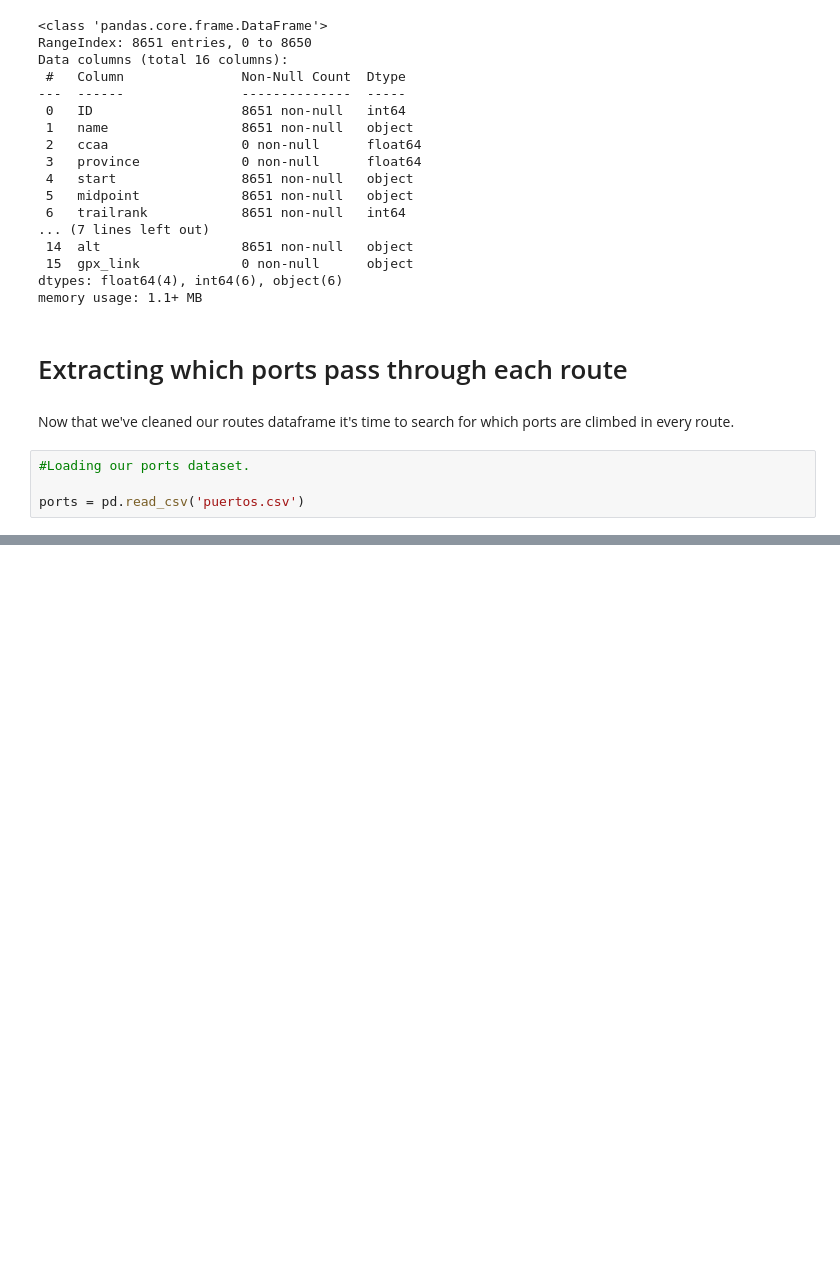
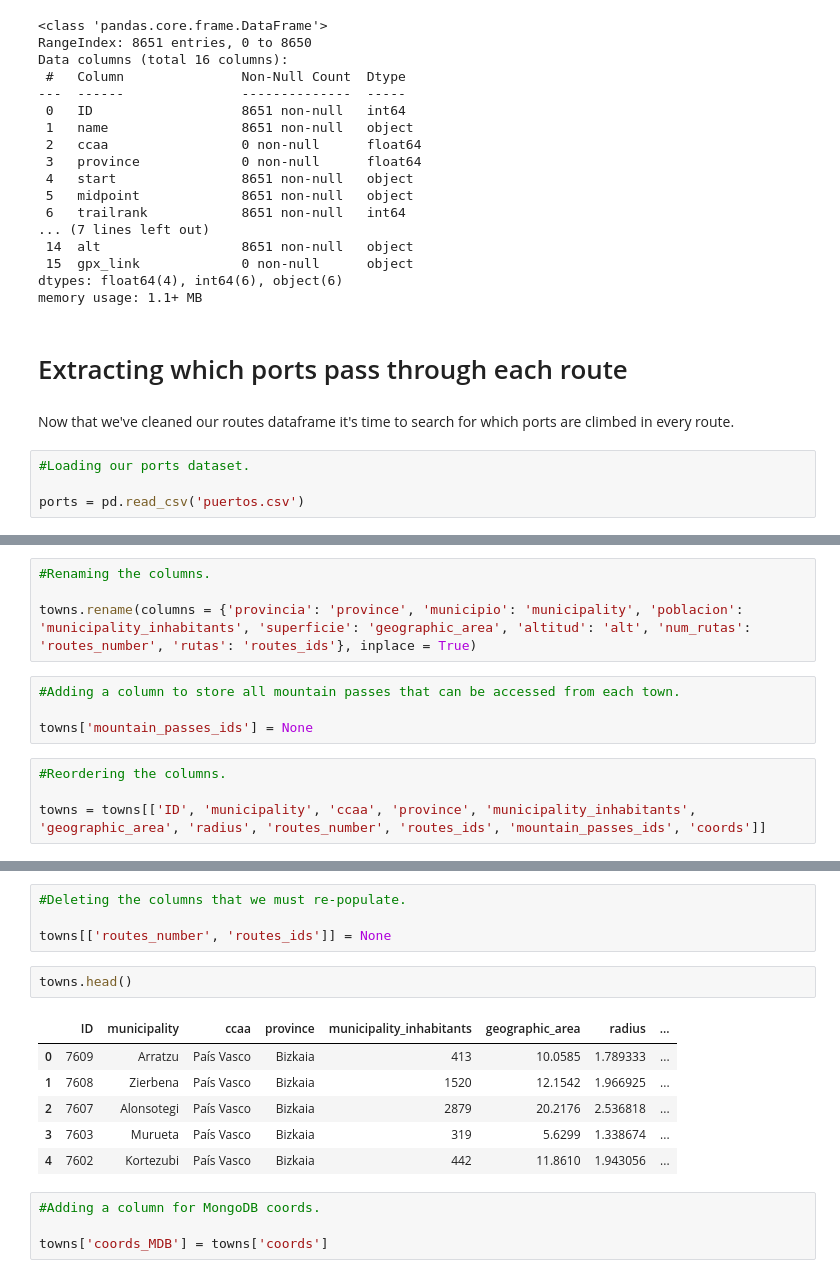
Before and after one commit to on2wheels-es/data, a Jupyter notebook: 10. Pipeline for new ports.ipynb, the cells around one changed output, grey strips where cells are left out. Cells and saved outputs as stored; diff of their text form; blank space fills up the shorter version.

```diff
--- a/10. Pipeline for new ports.ipynb
+++ b/10. Pipeline for new ports.ipynb
@@ -193,0 +333,12 @@ routes.info()
+# %%
+#Renaming the columns.
+
+towns.rename(columns = {'provincia': 'province', 'municipio': 'municipality', 'poblacion': 'municipality_inhabitants', 'superficie': 'geographic_area', 'altitud': 'alt', 'num_rutas': 'routes_number', 'rutas': 'routes_ids'}, inplace = True)
+# %%
+#Adding a column to store all mountain passes that can be accessed from each town.
+
+towns['mountain_passes_ids'] = None
+# %%
+#Reordering the columns.
+
+towns = towns[['ID', 'municipality', 'ccaa', 'province', 'municipality_inhabitants', 'geographic_area', 'radius', 'routes_number', 'routes_ids', 'mountain_passes_ids', 'coords']]
@@ -193,0 +447,17 @@ routes.info()
+# %%
+#Deleting the columns that we must re-populate.
+
+towns[['routes_number', 'routes_ids']] = None
+# %%
+towns.head()
+# %% [output]
+|  | ID | municipality | ccaa | province | municipality_inhabitants | geographic_area | radius | ... |
+| 0 | 7609 | Arratzu | País Vasco | Bizkaia | 413 | 10.0585 | 1.789333 | ... |
+| 1 | 7608 | Zierbena | País Vasco | Bizkaia | 1520 | 12.1542 | 1.966925 | ... |
+| 2 | 7607 | Alonsotegi | País Vasco | Bizkaia | 2879 | 20.2176 | 2.536818 | ... |
+| 3 | 7603 | Murueta | País Vasco | Bizkaia | 319 | 5.6299 | 1.338674 | ... |
+| 4 | 7602 | Kortezubi | País Vasco | Bizkaia | 442 | 11.8610 | 1.943056 | ... |
+# %%
+#Adding a column for MongoDB coords.
+
+towns['coords_MDB'] = towns['coords']
```
Also changed, not shown: parts of 60 cells of this notebook, 4 other files.
